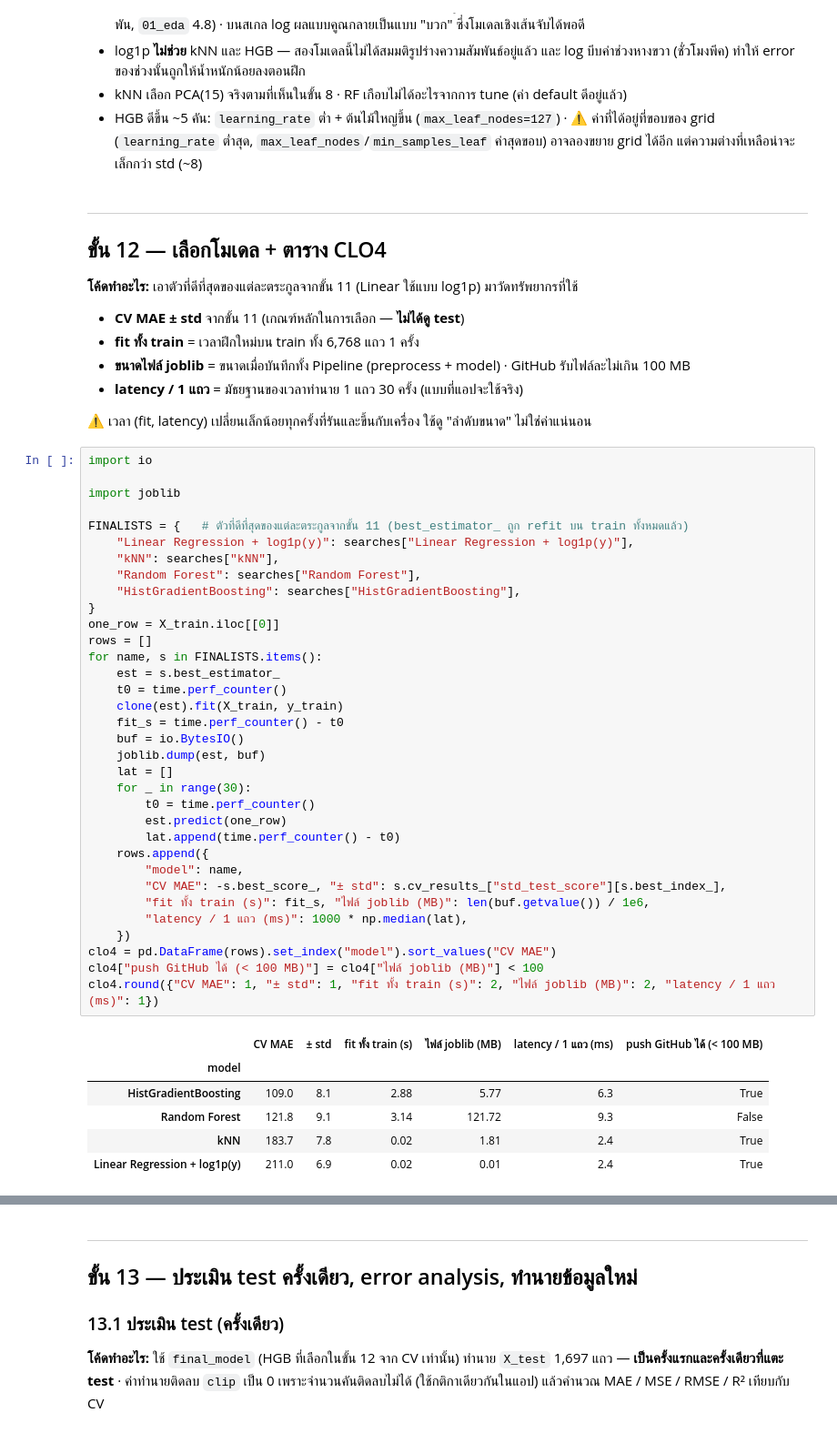
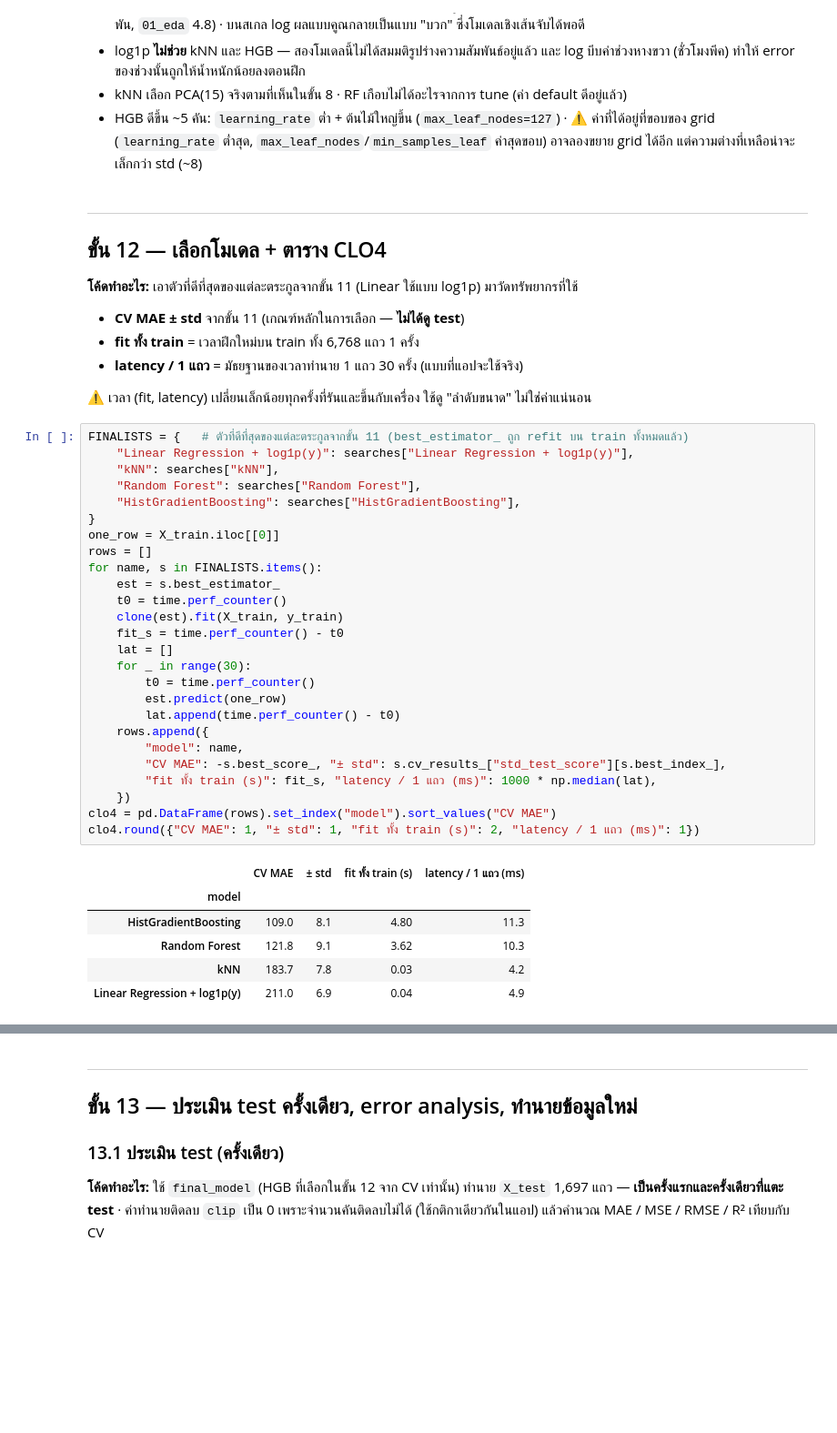
Before and after one commit to Sh080205/seoul-bike-demand, a Jupyter notebook: notebooks/02_modeling.ipynb, the cells around one changed output, grey strips where cells are left out. Shown at 91% size. Cells and saved outputs as stored; diff of their text form; blank space fills up the shorter version.

```diff
--- a/notebooks/02_modeling.ipynb
+++ b/notebooks/02_modeling.ipynb
@@ -1042,50 +1042,41 @@ HistGradientBoosting + log1p(y)   110.7      8.0
 **โค้ดทำอะไร:** เอาตัวที่ดีที่สุดของแต่ละตระกูลจากขั้น 11 (Linear ใช้แบบ log1p) มาวัดทรัพยากรที่ใช้
 - **CV MAE ± std** จากขั้น 11 (เกณฑ์หลักในการเลือก — **ไม่ได้ดู test**)
 - **fit ทั้ง train** = เวลาฝึกใหม่บน train ทั้ง 6,768 แถว 1 ครั้ง
-- **ขนาดไฟล์ joblib** = ขนาดเมื่อบันทึกทั้ง Pipeline (preprocess + model) · GitHub รับไฟล์ละไม่เกิน 100 MB
 - **latency / 1 แถว** = มัธยฐานของเวลาทำนาย 1 แถว 30 ครั้ง (แบบที่แอปจะใช้จริง)
 
 ⚠️ เวลา (fit, latency) เปลี่ยนเล็กน้อยทุกครั้งที่รันและขึ้นกับเครื่อง ใช้ดู "ลำดับขนาด" ไม่ใช่ค่าแน่นอน
 # %%
-import io
-
-import joblib
-
 FINALISTS = {   # ตัวที่ดีที่สุดของแต่ละตระกูลจากขั้น 11 (best_estimator_ ถูก refit บน train ทั้งหมดแล้ว)
     "Linear Regression + log1p(y)": searches["Linear Regression + log1p(y)"],
     "kNN": searches["kNN"],
     "Random Forest": searches["Random Forest"],
     "HistGradientBoosting": searches["HistGradientBoosting"],
 }
 one_row = X_train.iloc[[0]]
 rows = []
 for name, s in FINALISTS.items():
     est = s.best_estimator_
     t0 = time.perf_counter()
     clone(est).fit(X_train, y_train)
     fit_s = time.perf_counter() - t0
-    buf = io.BytesIO()
-    joblib.dump(est, buf)
     lat = []
     for _ in range(30):
         t0 = time.perf_counter()
         est.predict(one_row)
         lat.append(time.perf_counter() - t0)
     rows.append({
         "model": name,
         "CV MAE": -s.best_score_, "± std": s.cv_results_["std_test_score"][s.best_index_],
-        "fit ทั้ง train (s)": fit_s, "ไฟล์ joblib (MB)": len(buf.getvalue()) / 1e6,
-        "latency / 1 แถว (ms)": 1000 * np.median(lat),
+        "fit ทั้ง train (s)": fit_s, "latency / 1 แถว (ms)": 1000 * np.median(lat),
     })
 clo4 = pd.DataFrame(rows).set_index("model").sort_values("CV MAE")
-clo4["push GitHub ได้ (< 100 MB)"] = clo4["ไฟล์ joblib (MB)"] < 100
-clo4.round({"CV MAE": 1, "± std": 1, "fit ทั้ง train (s)": 2, "ไฟล์ joblib (MB)": 2, "latency / 1 แถว (ms)": 1})
+clo4.round({"CV MAE": 1, "± std": 1, "fit ทั้ง train (s)": 2, "latency / 1 แถว (ms)": 1})
 # %% [output]
-|  | CV MAE | ± std | fit ทั้ง train (s) | ไฟล์ joblib (MB) | latency / 1 แถว (ms) | push GitHub ได้ (< 100 MB) |
-| model |  |  |  |  |  |  |
-| HistGradientBoosting | 109.0 | 8.1 | 2.88 | 5.77 | 6.3 | True |
-| Random Forest | 121.8 | 9.1 | 3.14 | 121.72 | 9.3 | False |
-| kNN | 183.7 | 7.8 | 0.02 | 1.81 | 2.4 | True |
-| Linear Regression + log1p(y) | 211.0 | 6.9 | 0.02 | 0.01 | 2.4 | True |
+|  | CV MAE | ± std | fit ทั้ง train (s) | latency / 1 แถว (ms) |
+| model |  |  |  |  |
+| HistGradientBoosting | 109.0 | 8.1 | 4.80 | 11.3 |
+| Random Forest | 121.8 | 9.1 | 3.62 | 10.3 |
+| kNN | 183.7 | 7.8 | 0.03 | 4.2 |
+| Linear Regression + log1p(y) | 211.0 | 6.9 | 0.04 | 4.9 |
 # %% [markdown]
 **ผลลัพธ์:**
```
Also changed, not shown: parts of 7 cells of this notebook.
